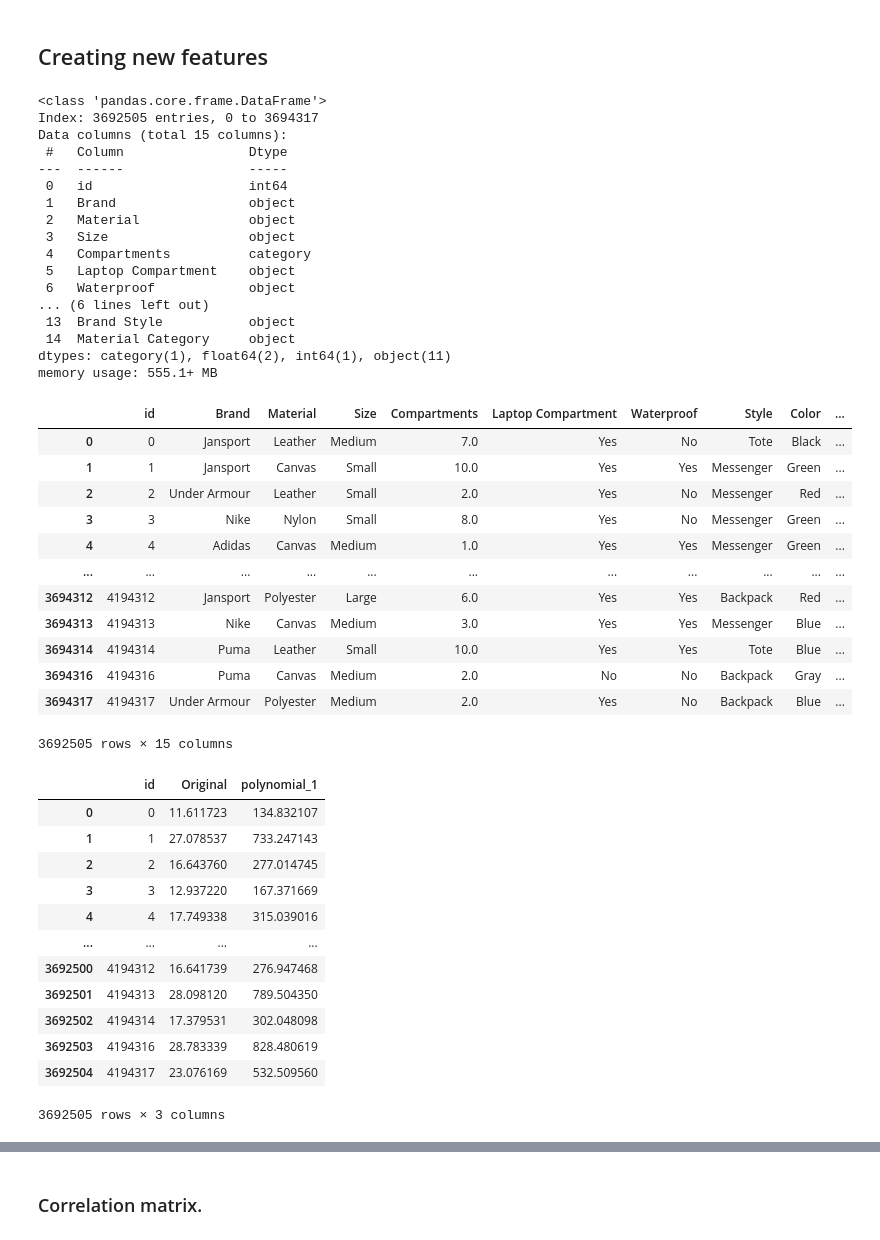
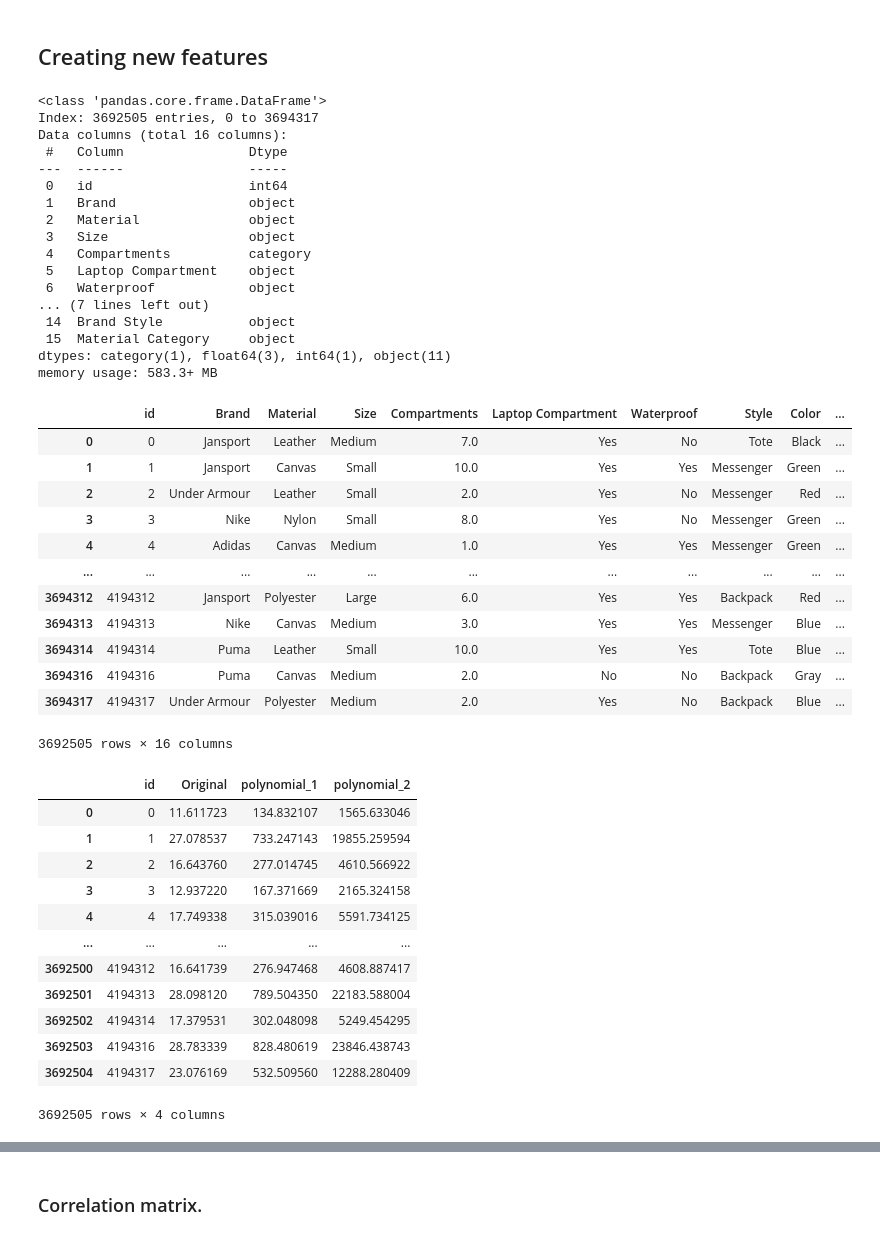
Before and after one commit to BaptPicxDev/swag2-backpack-predict, a Jupyter notebook: notebooks/training.ipynb, the cells around one changed output, grey strips where cells are left out. Cells and saved outputs as stored; diff of their text form; code cells hidden in the pictures.

```diff
--- a/notebooks/training.ipynb
+++ b/notebooks/training.ipynb
@@ -121,6 +132,8 @@ memory usage: 15.3+ MB
 distplot(df=df_train, variable_name="Price")
 df_train = df_train.drop(df_train[df_train.Price >= 140].index)
 distplot(df=df_train, variable_name="Price")
+df_train = apply_log_to_output(df=df_train, output_column_name="Price")
+distplot(df=df_train, variable_name="log_Price")
 # %% [output]
 <Figure size 1900x1000 with 0 Axes>
 [figure]
@@ -230,7 +240,7 @@ df_train_filled.info()
 # %% [output]
 <class 'pandas.core.frame.DataFrame'>
 Index: 3692505 entries, 0 to 3694317
-Data columns (total 15 columns):
+Data columns (total 16 columns):
  #   Column                Dtype
 ---  ------                -----
  0   id                    int64
@@ -240,11 +250,11 @@ Data columns (total 15 columns):
  4   Compartments          category
  5   Laptop Compartment    object
  6   Waterproof            object
-... (6 lines left out)
- 13  Brand Style           object
- 14  Material Category     object
-dtypes: category(1), float64(2), int64(1), object(11)
-memory usage: 555.1+ MB
+... (7 lines left out)
+ 14  Brand Style           object
+ 15  Material Category     object
+dtypes: category(1), float64(3), int64(1), object(11)
+memory usage: 583.3+ MB
 # %%
 df_train_filled
 # %% [output]
@@ -260,24 +270,24 @@ df_train_filled
 | 3694314 | 4194314 | Puma | Leather | Small | 10.0 | Yes | Yes | Tote | Blue | ... |
 | 3694316 | 4194316 | Puma | Canvas | Medium | 2.0 | No | No | Backpack | Gray | ... |
 | 3694317 | 4194317 | Under Armour | Polyester | Medium | 2.0 | Yes | No | Backpack | Blue | ... |
-3692505 rows × 15 columns
+3692505 rows × 16 columns
 # %%
-df_polynomial_transform, pf = create_polynomial_features(df=df_train_filled.loc[:, ["id", "Weight Capacity (kg)"]], polynomial_degree=2)
+df_polynomial_transform, pf = create_polynomial_features(df=df_train_filled.loc[:, ["id", "Weight Capacity (kg)"]], polynomial_degree=3)
 df_polynomial_transform
 # %% [output]
-|  | id | Original | polynomial_1 |
-| 0 | 0 | 11.611723 | 134.832107 |
-| 1 | 1 | 27.078537 | 733.247143 |
-| 2 | 2 | 16.643760 | 277.014745 |
-| 3 | 3 | 12.937220 | 167.371669 |
-| 4 | 4 | 17.749338 | 315.039016 |
-| ... | ... | ... | ... |
-| 3692500 | 4194312 | 16.641739 | 276.947468 |
-| 3692501 | 4194313 | 28.098120 | 789.504350 |
-| 3692502 | 4194314 | 17.379531 | 302.048098 |
-| 3692503 | 4194316 | 28.783339 | 828.480619 |
-| 3692504 | 4194317 | 23.076169 | 532.509560 |
+|  | id | Original | polynomial_1 | polynomial_2 |
+| 0 | 0 | 11.611723 | 134.832107 | 1565.633046 |
+| 1 | 1 | 27.078537 | 733.247143 | 19855.259594 |
+| 2 | 2 | 16.643760 | 277.014745 | 4610.566922 |
+| 3 | 3 | 12.937220 | 167.371669 | 2165.324158 |
+| 4 | 4 | 17.749338 | 315.039016 | 5591.734125 |
+| ... | ... | ... | ... | ... |
+| 3692500 | 4194312 | 16.641739 | 276.947468 | 4608.887417 |
+| 3692501 | 4194313 | 28.098120 | 789.504350 | 22183.588004 |
+| 3692502 | 4194314 | 17.379531 | 302.048098 | 5249.454295 |
+| 3692503 | 4194316 | 28.783339 | 828.480619 | 23846.438743 |
+| 3692504 | 4194317 | 23.076169 | 532.509560 | 12288.280409 |
-3692505 rows × 3 columns
+3692505 rows × 4 columns
 # %%
 df_train_filled = pd.merge(
     df_train_filled,
```
Also changed, not shown: parts of 25 cells of this notebook.
